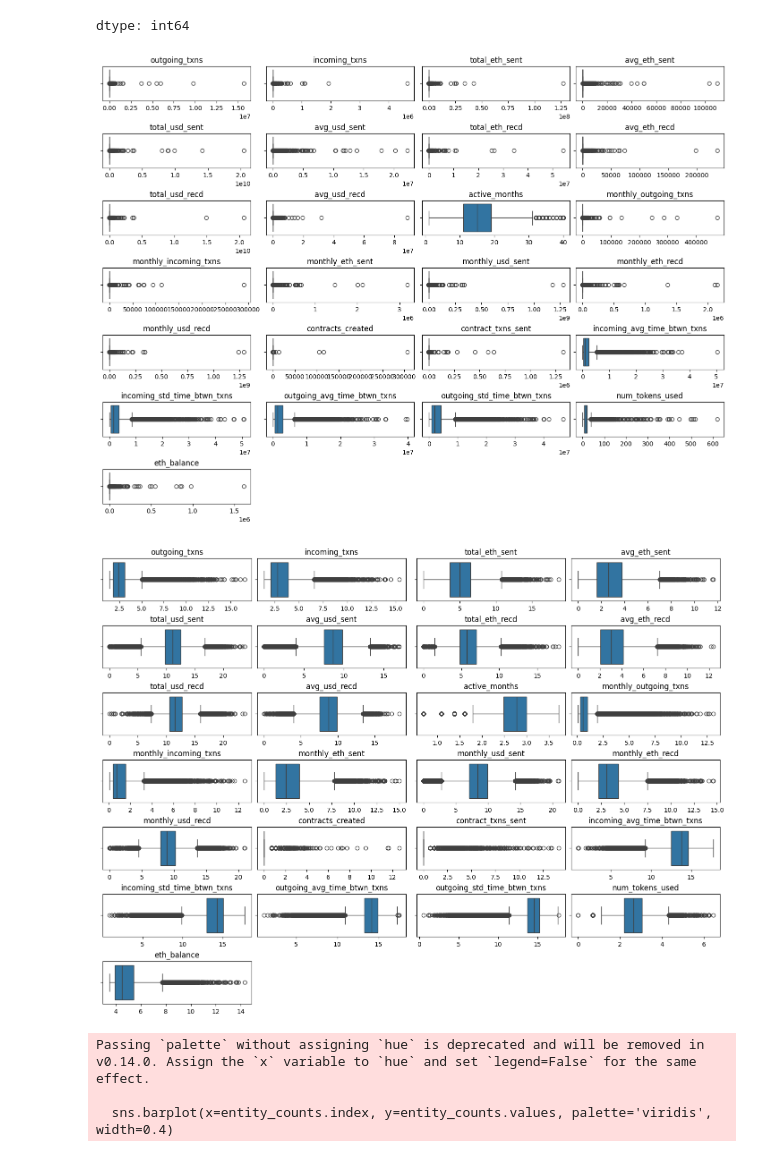
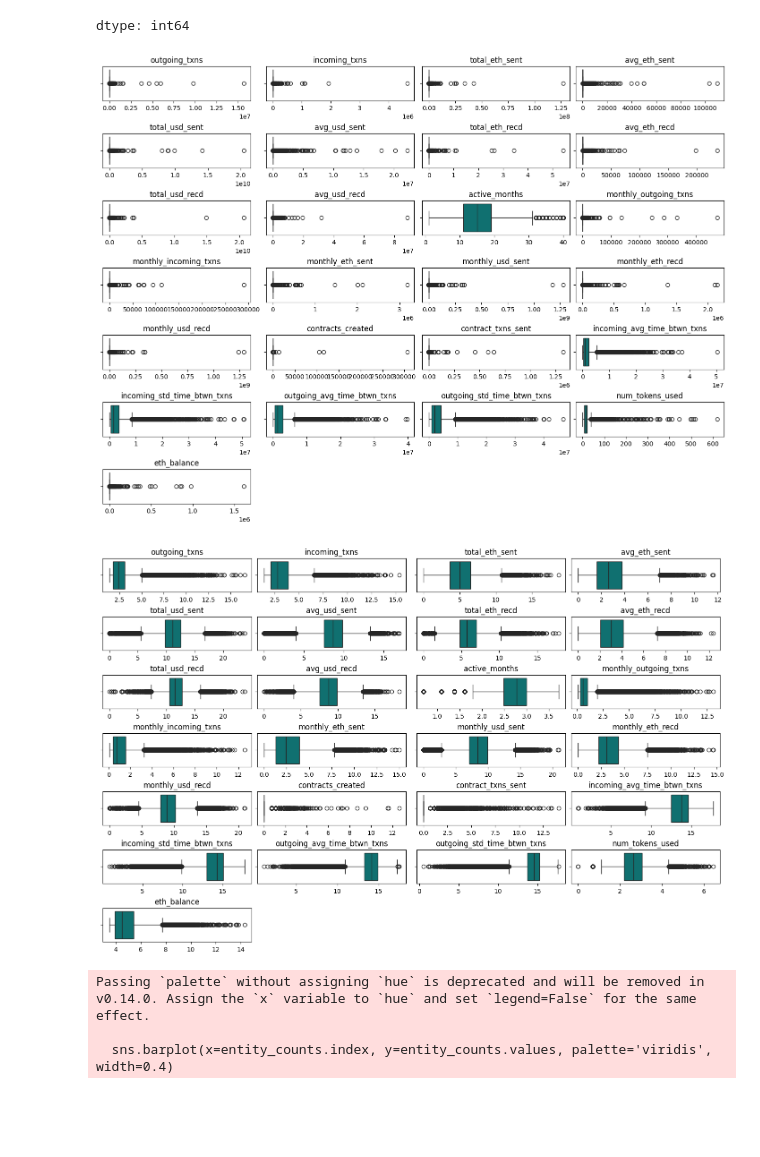
Before and after one commit to shazzad-hasan/ethereum-addresses-space-clustering, a Jupyter notebook: data_preprocessing.ipynb, the cells around one changed output. Cells and saved outputs as stored; diff of their text form; code cells hidden in the pictures; blank space fills up the shorter version.

```diff
--- a/data_preprocessing.ipynb
+++ b/data_preprocessing.ipynb
@@ -236,7 +231,7 @@ fig, axes = plt.subplots(n_rows, n_columns, figsize=(14, n_rows * 1.5), constrai
 axes = axes.flatten()
 
 for i, column in enumerate(columns):
-    sns.boxplot(ax=axes[i], data=df_labeled, x=column)
+    sns.boxplot(ax=axes[i], data=df_labeled, x=column, color='teal')
     axes[i].set_title(column)
     axes[i].set_xlabel('')  # Remove x-axis label
 
@@ -246,35 +241,35 @@ for j in range(len(columns), len(axes)):
 
 plt.show()
 # %% [output]
-[figure, old version]
+[figure, new version]
 # %%
 # Plot log transformed distribution of the features
 
 df_log_transformed = df_labeled.copy()
 columns = df_labeled.columns[1:-1]
 
 for column in columns:
     df_log_transformed[column] = np.log1p(df_labeled[column])
 
 # Dynamically calculate rows and columns
 n_columns = 4
 n_rows = math.ceil(len(columns) / n_columns)
 
-fig, axes = plt.subplots(n_rows, n_columns, figsize=(14, n_rows * 1.5), constrained_layout=True)
+fig, axes = plt.subplots(n_rows, n_columns, figsize=(14, n_rows * 1.3), constrained_layout=True)
 axes = axes.flatten()
 
 for i, column in enumerate(columns):
-    sns.boxplot(ax=axes[i], data=df_log_transformed, x=column)
+    sns.boxplot(ax=axes[i], data=df_log_transformed, x=column, color='teal')
     axes[i].set_title(column)
     axes[i].set_xlabel('')  # Remove x-axis label
 
 # Remove any extra subplots if not needed
 for j in range(len(columns), len(axes)):
     fig.delaxes(axes[j])
 
 plt.show()
 # %% [output]
-[figure, old version]
+[figure, new version]
 # %%
 entity_counts = df_labeled['Entity'].value_counts()
 plt.figure(figsize=(6, 4))
```
Also changed, not shown: parts of 1 cell of this notebook.
